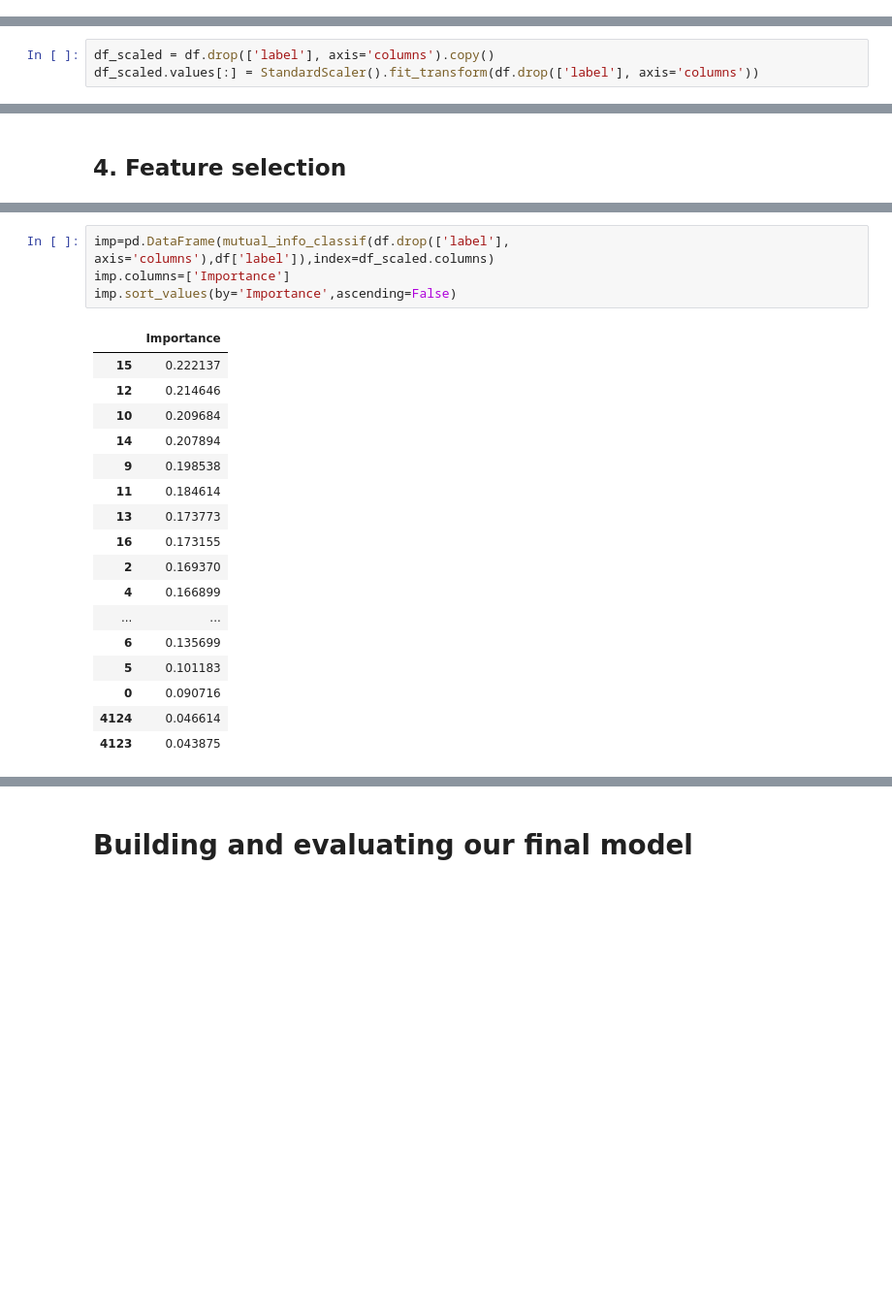
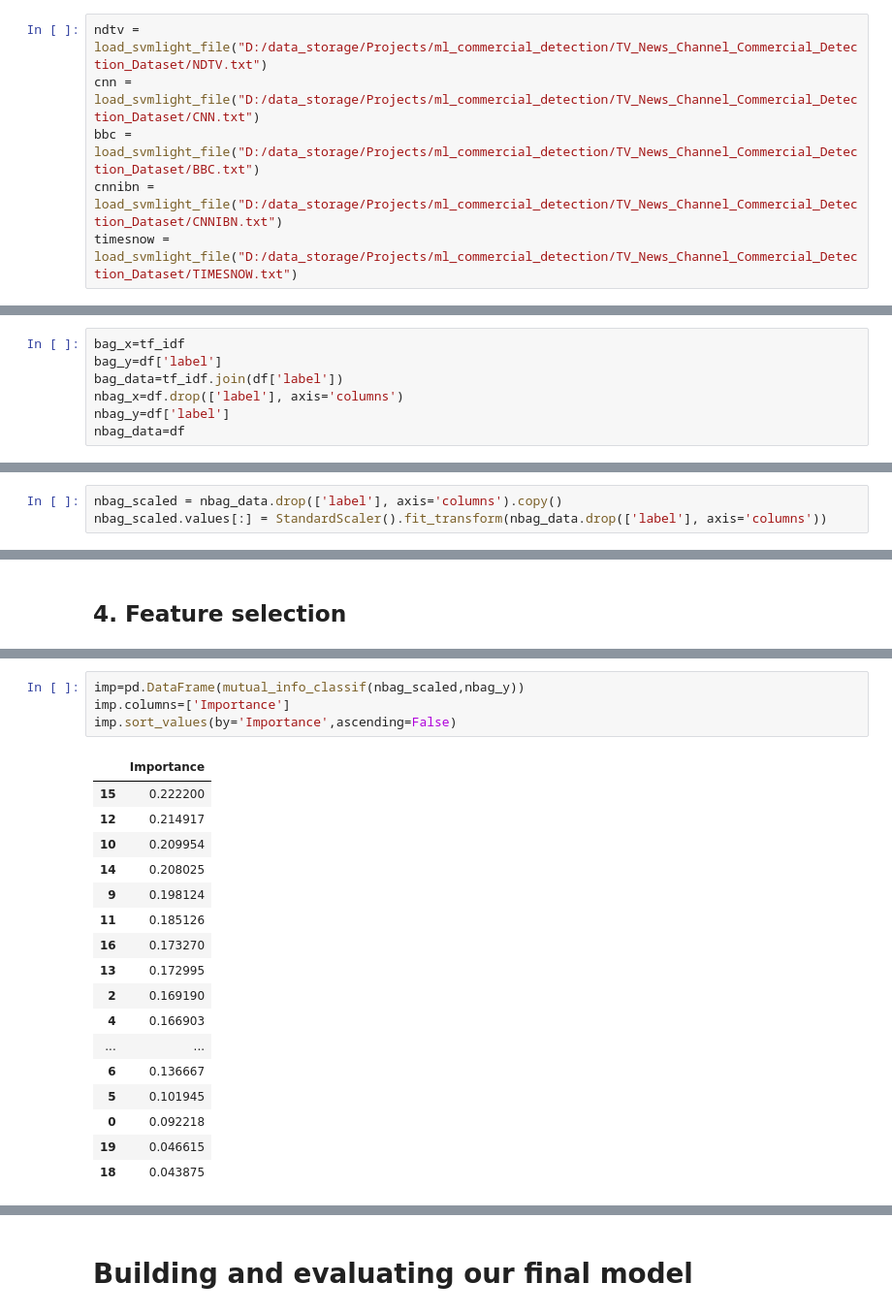
Before and after one commit to DanickCarrier/ml_commercial_detection, a Jupyter notebook: msci-446-submission.ipynb, the cells around one changed output, grey strips where cells are left out. Shown at 97% size. Saved outputs shown, nothing was run; the diff lists cells and outputs as text; blank space fills up the shorter version.

```diff
--- a/msci-446-submission.ipynb
+++ b/msci-446-submission.ipynb
@@ -23,3 +29,9 @@ timesnow = load_svmlight_file("/kaggle/input/tv-news-channel-commercial-detectio
+# %%
+ndtv = load_svmlight_file("D:/data_storage/Projects/ml_commercial_detection/TV_News_Channel_Commercial_Detection_Dataset/NDTV.txt")
+cnn = load_svmlight_file("D:/data_storage/Projects/ml_commercial_detection/TV_News_Channel_Commercial_Detection_Dataset/CNN.txt")
+bbc = load_svmlight_file("D:/data_storage/Projects/ml_commercial_detection/TV_News_Channel_Commercial_Detection_Dataset/BBC.txt")
+cnnibn = load_svmlight_file("D:/data_storage/Projects/ml_commercial_detection/TV_News_Channel_Commercial_Detection_Dataset/CNNIBN.txt")
+timesnow = load_svmlight_file("D:/data_storage/Projects/ml_commercial_detection/TV_News_Channel_Commercial_Detection_Dataset/TIMESNOW.txt")
 # %%
 x, y = sc.sparse.vstack([ndtv[0], cnn[0], bbc[0], cnnibn[0], timesnow[0]]), np.concatenate([ndtv[1], cnn[1], bbc[1], cnnibn[1], timesnow[1]])
 # %% [markdown]
@@ -146,2 +235,9 @@ Name: label, dtype: int64
+# %%
+bag_x=tf_idf
+bag_y=df['label']
+bag_data=tf_idf.join(df['label'])
+nbag_x=df.drop(['label'], axis='columns')
+nbag_y=df['label']
+nbag_data=df
 # %% [markdown]
 # Base model and predictions
@@ -196,3 +388,3 @@ accuracy_score(y_test, y_pred)
 # %%
-df_scaled = df.drop(['label'], axis='columns').copy()
-df_scaled.values[:] = StandardScaler().fit_transform(df.drop(['label'], axis='columns'))
+nbag_scaled = nbag_data.drop(['label'], axis='columns').copy()
+nbag_scaled.values[:] = StandardScaler().fit_transform(nbag_data.drop(['label'], axis='columns'))
@@ -236,24 +430,24 @@ Feature: 4124, Score: 2.27384
 100.0
 # %%
-imp=pd.DataFrame(mutual_info_classif(df.drop(['label'], axis='columns'),df['label']),index=df_scaled.columns)
+imp=pd.DataFrame(mutual_info_classif(nbag_scaled,nbag_y))
 imp.columns=['Importance']
 imp.sort_values(by='Importance',ascending=False)
 # %% [output]
 |  | Importance |
-| 15 | 0.222137 |
-| 12 | 0.214646 |
-| 10 | 0.209684 |
-| 14 | 0.207894 |
-| 9 | 0.198538 |
-| 11 | 0.184614 |
-| 13 | 0.173773 |
-| 16 | 0.173155 |
-| 2 | 0.169370 |
-| 4 | 0.166899 |
+| 15 | 0.222200 |
+| 12 | 0.214917 |
+| 10 | 0.209954 |
+| 14 | 0.208025 |
+| 9 | 0.198124 |
+| 11 | 0.185126 |
+| 16 | 0.173270 |
+| 13 | 0.172995 |
+| 2 | 0.169190 |
+| 4 | 0.166903 |
 | ... | ... |
-| 6 | 0.135699 |
-| 5 | 0.101183 |
-| 0 | 0.090716 |
-| 4124 | 0.046614 |
-| 4123 | 0.043875 |
+| 6 | 0.136667 |
+| 5 | 0.101945 |
+| 0 | 0.092218 |
+| 19 | 0.046615 |
+| 18 | 0.043875 |
 # %%
```
Also changed, not shown: parts of 67 cells of this notebook, 1 other file.
